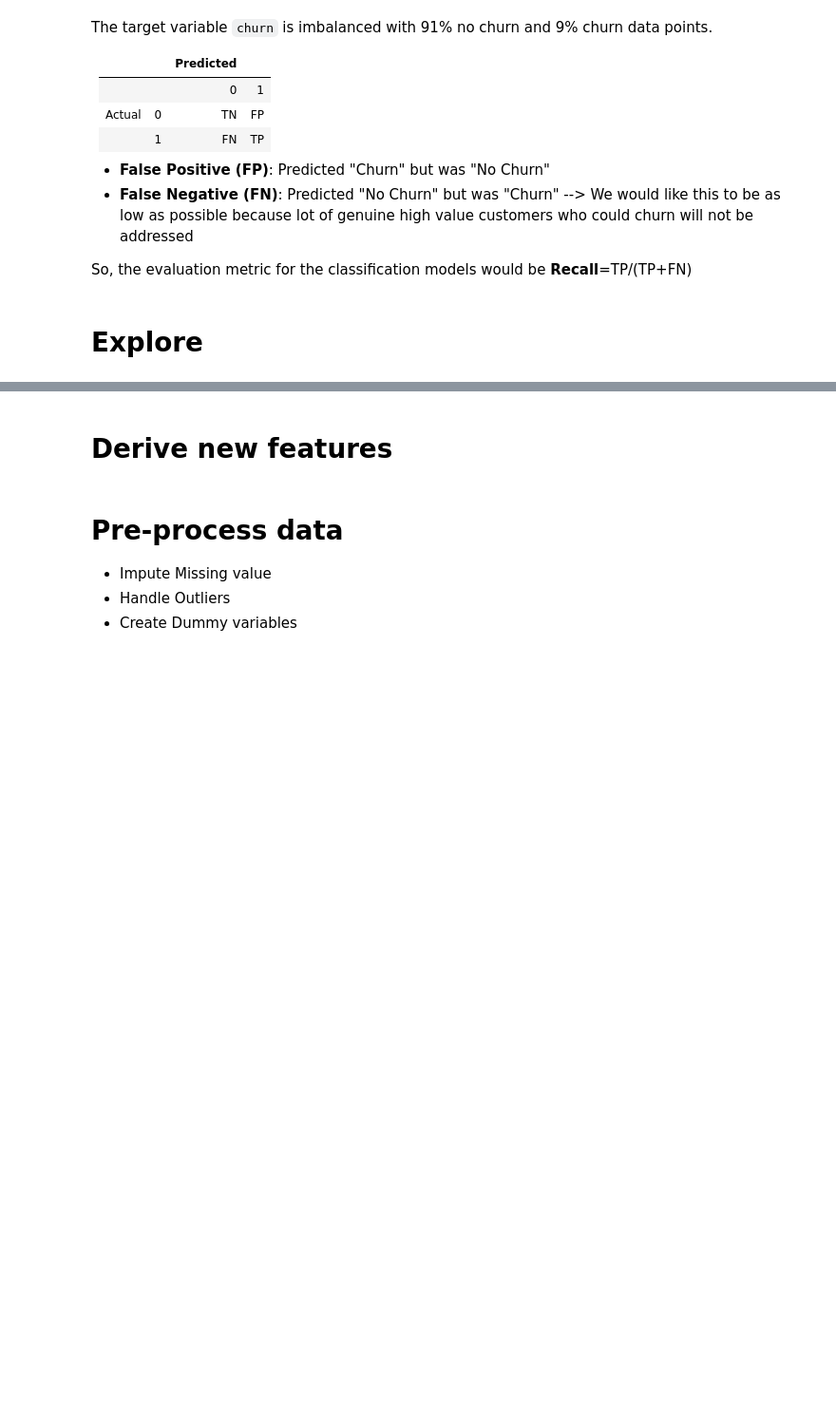
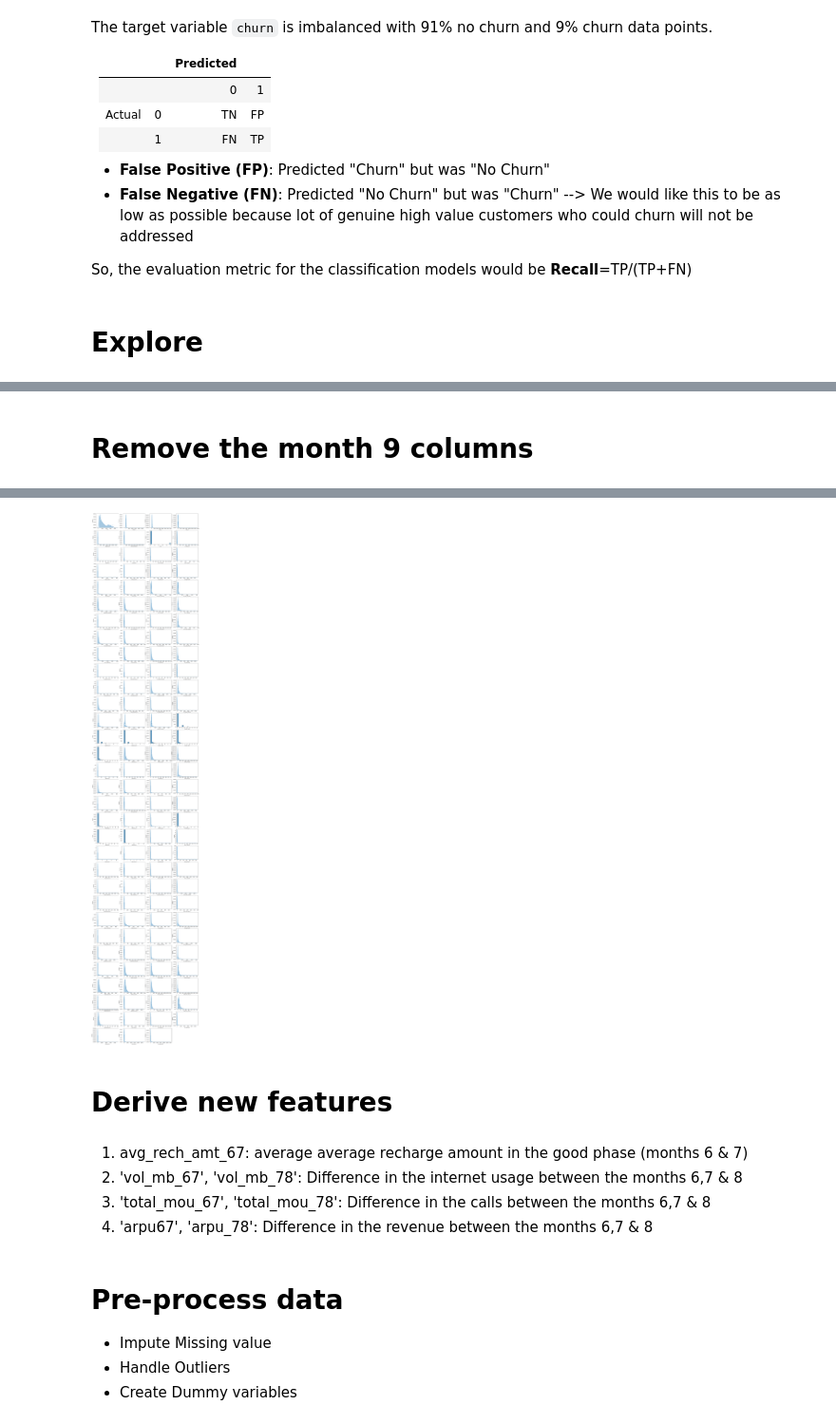
Before and after one commit to sreedevigattu/telecomchurn, a Jupyter notebook: telecomchurn.ipynb, the cells around one changed output, grey strips where cells are left out. Shown at 95% size. Cells and saved outputs as stored; diff of their text form; code cells hidden in the pictures; blank space fills up the shorter version.

```diff
--- a/telecomchurn.ipynb
+++ b/telecomchurn.ipynb
@@ -473,0 +348,5 @@ COLS_MONTH
+# %%
+print(len(COLS_MISS), COLS_MISS)
+COLS_MISS.extend(COLS_ALL_SAME_VALUE)
+COLS_MISS.append('mobile_number')
+print(len(COLS_MISS), COLS_MISS)
@@ -473,0 +358,4 @@ COLS_MONTH
+# %%
+print(df.shape, end='-->')
+df.drop(columns=COLS_MISS, inplace=True)
+print(df.shape)
@@ -473,0 +486,7 @@ COLS_MONTH
+# %%
+COLS = df.columns
+for col in COLS_NOT_PRESENT:
+    for mon in [6, 7, 8, 9]:
+        col_mon = f"{col}{mon}"
+        if col_mon not in COLS:
+            print(col_mon)
@@ -473,0 +606,8 @@ COLS_MONTH
+# %% [markdown]
+# Remove the month 9 columns
+# %%
+COLS_MONTH_9 = getColumnsWithSuffix('_9', COLS)
+print(len(COLS), end=' --> ')
+COLS = list(set(COLS) - set(COLS_MONTH_9))
+print(len(COLS))
+df = df[COLS]
@@ -473,0 +622,4 @@ COLS_MONTH
+# %%
+COLS_NUM = getNumericalColumns(df)
+plotNumericalVariables(df, COLS_NUM, "")
+# %% [output]
@@ -474,5 +643,11 @@ COLS_MONTH
+[figure, added]
 # %% [markdown]
 # Derive new features
+# %% [markdown]
+1. avg_rech_amt_67: average average recharge amount in the good phase (months 6 & 7)
+2. 'vol_mb_67', 'vol_mb_78': Difference in the internet usage between the months 6,7 & 8
+3. 'total_mou_67', 'total_mou_78': Difference in the calls between the months 6,7 & 8
+4. 'arpu67', 'arpu_78': Difference in the revenue between the months 6,7 & 8
 # %% [markdown]
 # Pre-process data
 - Impute Missing value
```
Also changed, not shown: parts of 67 cells of this notebook.
